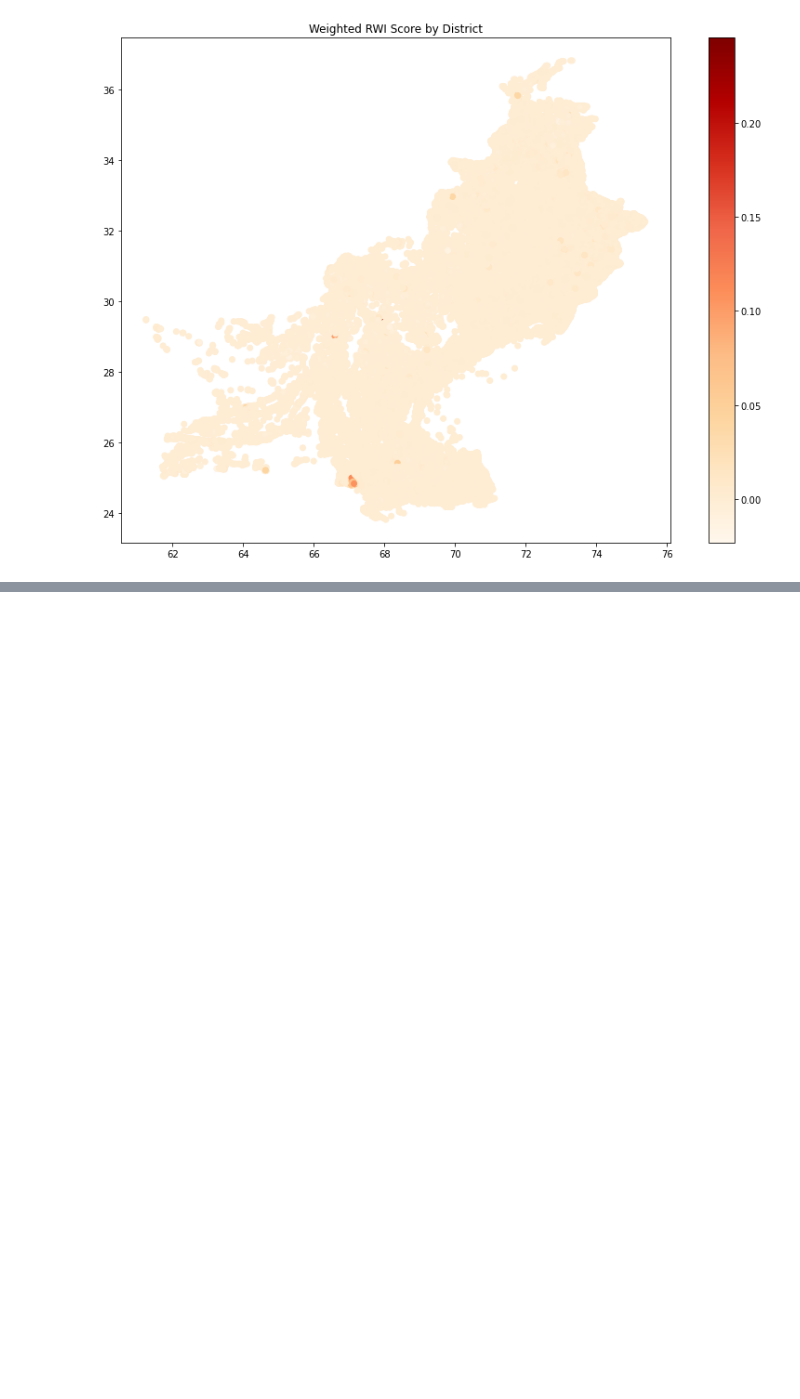
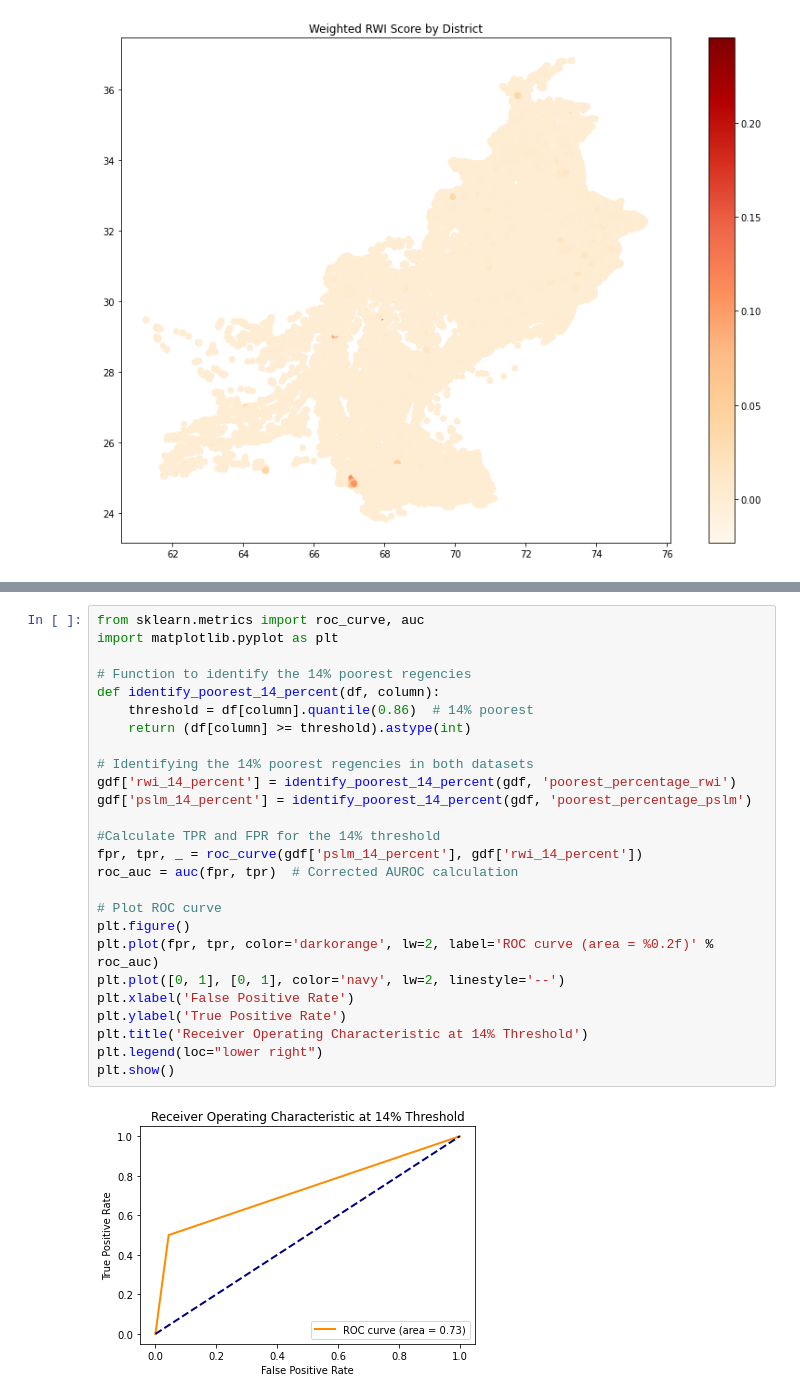
Before and after one commit to kismat91/Index-Based-Poverty-Estimation-in-Pakistan-, a Jupyter notebook: Task4_1.ipynb, the cells around one changed output, grey strips where cells are left out. Drawn from its saved outputs; the diff is of its cells as text; blank space fills up the shorter version.

```diff
--- a/Task4_1.ipynb
+++ b/Task4_1.ipynb
@@ -930,0 +1041,28 @@ plt.show()
+# %%
+from sklearn.metrics import roc_curve, auc
+import matplotlib.pyplot as plt
+
+# Function to identify the 14% poorest regencies
+def identify_poorest_14_percent(df, column):
+    threshold = df[column].quantile(0.86)  # 14% poorest
+    return (df[column] >= threshold).astype(int)
+
+# Identifying the 14% poorest regencies in both datasets
+gdf['rwi_14_percent'] = identify_poorest_14_percent(gdf, 'poorest_percentage_rwi')
+gdf['pslm_14_percent'] = identify_poorest_14_percent(gdf, 'poorest_percentage_pslm')
+
+#Calculate TPR and FPR for the 14% threshold
+fpr, tpr, _ = roc_curve(gdf['pslm_14_percent'], gdf['rwi_14_percent'])
+roc_auc = auc(fpr, tpr)  # Corrected AUROC calculation
+
+# Plot ROC curve
+plt.figure()
+plt.plot(fpr, tpr, color='darkorange', lw=2, label='ROC curve (area = %0.2f)' % roc_auc)
+plt.plot([0, 1], [0, 1], color='navy', lw=2, linestyle='--')
+plt.xlabel('False Positive Rate')
+plt.ylabel('True Positive Rate')
+plt.title('Receiver Operating Characteristic at 14% Threshold')
+plt.legend(loc="lower right")
+plt.show()
+# %% [output]
+[figure, added]
```
Also changed, not shown: parts of 3 cells of this notebook.
